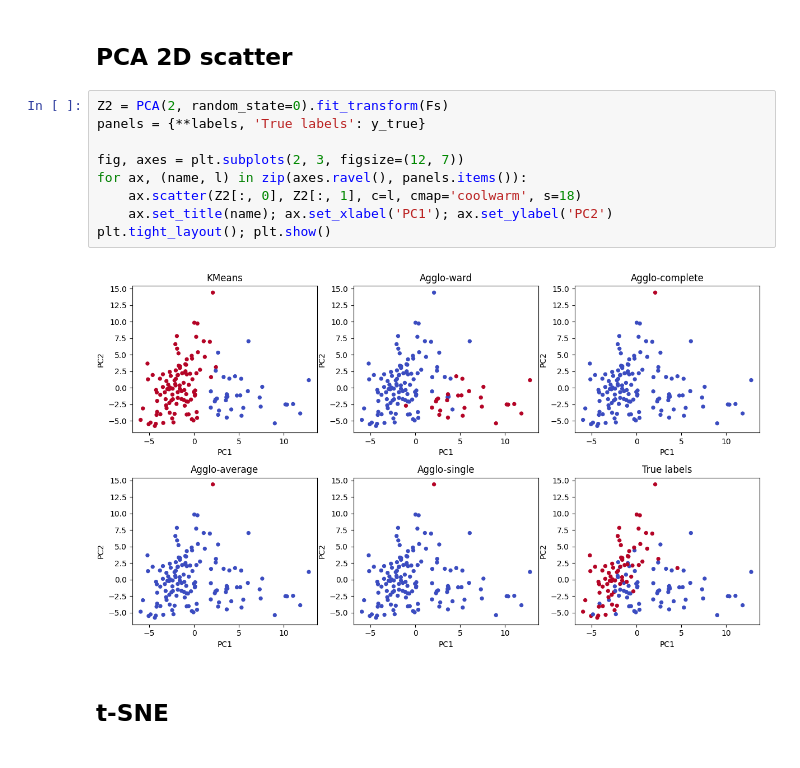
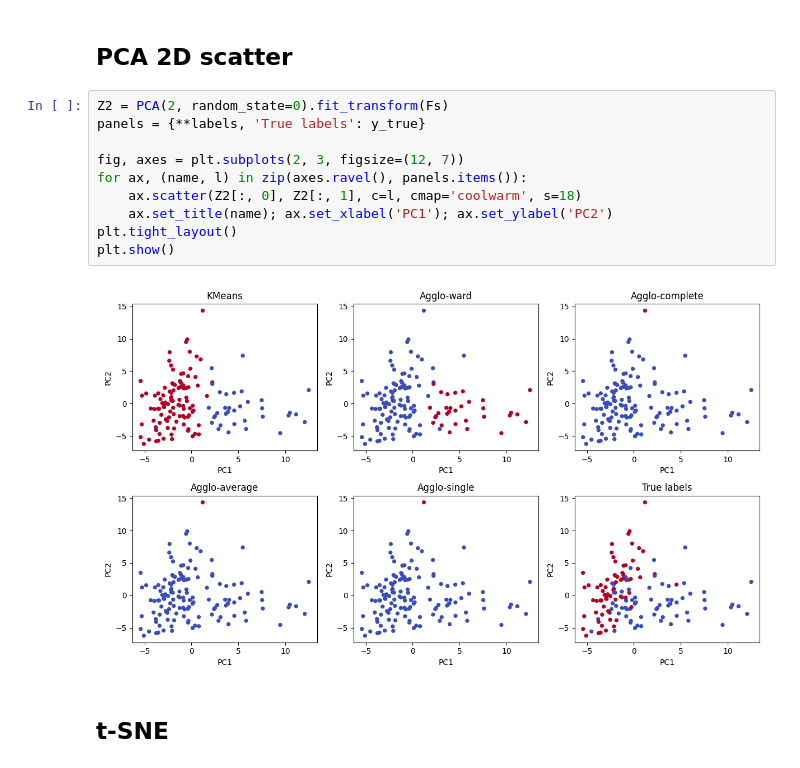
Before and after one commit to AkilanSS/23CSE301--Machine-Learning-Capstone-Project, a Jupyter notebook: notebooks/clustering.ipynb, the cells around one changed output. Saved outputs shown, nothing was run; the diff lists cells and outputs as text.

```diff
--- a/notebooks/clustering.ipynb
+++ b/notebooks/clustering.ipynb
@@ -119,14 +146,15 @@ pd.DataFrame(rows).set_index('Algorithm').round(3)
 # %%
 Z2 = PCA(2, random_state=0).fit_transform(Fs)
 panels = {**labels, 'True labels': y_true}
 
 fig, axes = plt.subplots(2, 3, figsize=(12, 7))
 for ax, (name, l) in zip(axes.ravel(), panels.items()):
     ax.scatter(Z2[:, 0], Z2[:, 1], c=l, cmap='coolwarm', s=18)
     ax.set_title(name); ax.set_xlabel('PC1'); ax.set_ylabel('PC2')
-plt.tight_layout(); plt.show()
+plt.tight_layout()
+plt.show()
 # %% [output]
-[figure, old version]
+[figure, new version]
 # %% [markdown]
 ## t-SNE
 # %%
```
Also changed, not shown: parts of 13 cells of this notebook.
